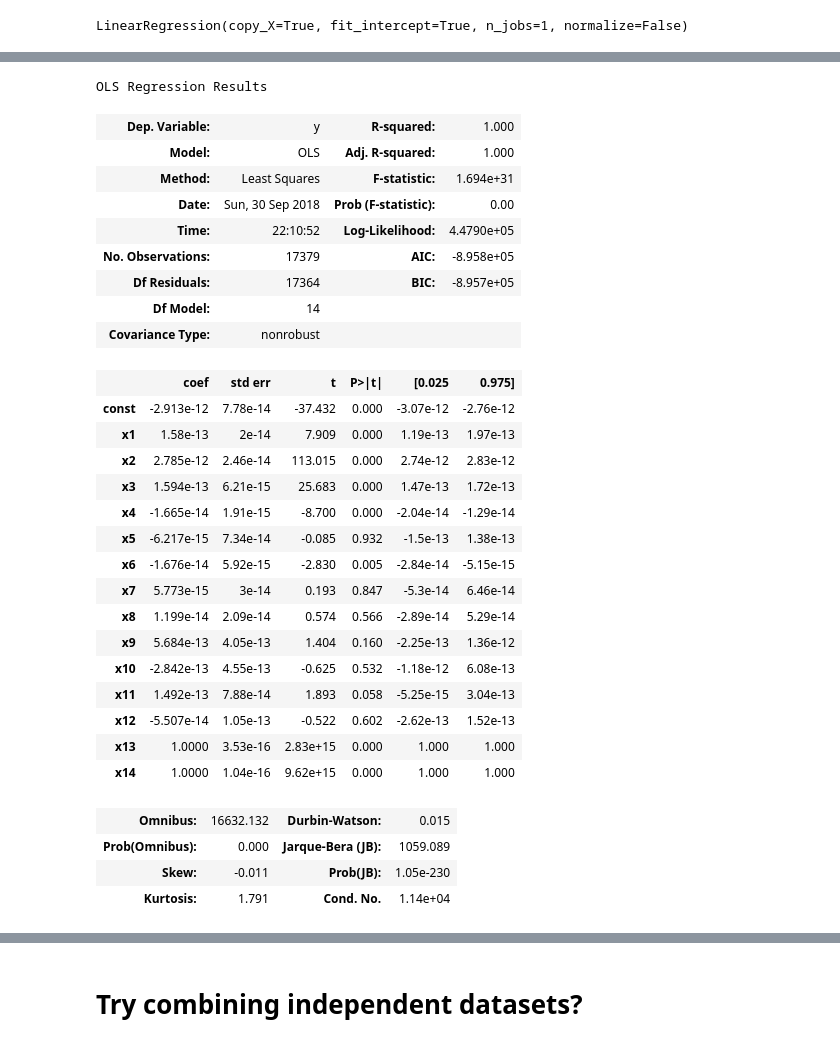
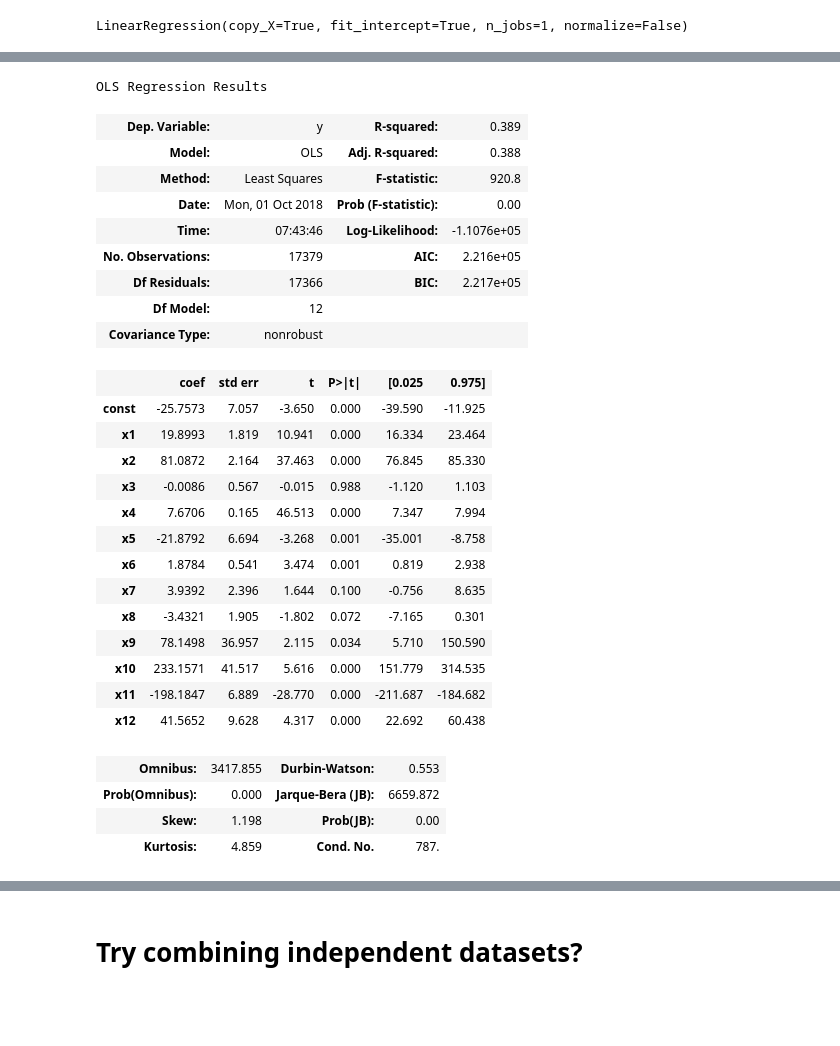
Before and after one commit to mUtterberg/kaggle-projects, a Jupyter notebook: Regressions/BikeShare.ipynb, the cells around one changed output, grey strips where cells are left out. Cells and saved outputs as stored; diff of their text form; code cells hidden in the pictures; blank space fills up the shorter version.

Commit message:
Adjust indices on Bike Share analysis project.

```diff
--- a/Regressions/BikeShare.ipynb
+++ b/Regressions/BikeShare.ipynb
@@ -109,9 +126,9 @@ display(hourly)
 # %% [markdown]
 # Building initial Multiple Linear Regressions
 # %%
-X_day = daily.iloc[:, 2:-1].values
+X_day = daily.iloc[:, 2:-3].values
 y_day = daily.iloc[:, 15].values
-X_hour = hourly.iloc[:, 2:-1].values
+X_hour = hourly.iloc[:, 2:-3].values
 y_hour = hourly.iloc[:, 16].values
 # %%
 X_day_train, X_day_test, y_day_train, y_day_test = train_test_split(X_day, y_day, test_size=0.25)
@@ -285,42 +257,40 @@ print(y_hour_test - y_hour_pred)
 # %%
 # Backward elimination on hourly dataset
 X_hour = np.append(arr = np.ones((17379,1)).astype(int), values = X_hour, axis = 1)
-X_opt = X_hour[:, [0, 1, 2, 3, 4, 5, 6, 7, 8, 9, 10, 11, 12, 13, 14]]
+X_opt = X_hour[:, [0, 1, 2, 3, 4, 5, 6, 7, 8, 9, 10, 11, 12]]
 regressor_OLS = sm.OLS(endog = y_hour, exog = X_opt).fit()
 regressor_OLS.summary()
 # Remove independent variables with P-value > .05:
-#Remove indices 5, 7-12
+#Remove indices 3, 7, & 8
 # %% [output]
 OLS Regression Results
-| Dep. Variable: | y | R-squared: | 1.000 |
-| Model: | OLS | Adj. R-squared: | 1.000 |
-| Method: | Least Squares | F-statistic: | 1.694e+31 |
-| Date: | Sun, 30 Sep 2018 | Prob (F-statistic): | 0.00 |
-| Time: | 22:10:52 | Log-Likelihood: | 4.4790e+05 |
-| No. Observations: | 17379 | AIC: | -8.958e+05 |
-| Df Residuals: | 17364 | BIC: | -8.957e+05 |
-| Df Model: | 14 |  |  |
+| Dep. Variable: | y | R-squared: | 0.389 |
+| Model: | OLS | Adj. R-squared: | 0.388 |
+| Method: | Least Squares | F-statistic: | 920.8 |
+| Date: | Mon, 01 Oct 2018 | Prob (F-statistic): | 0.00 |
+| Time: | 07:43:46 | Log-Likelihood: | -1.1076e+05 |
+| No. Observations: | 17379 | AIC: | 2.216e+05 |
+| Df Residuals: | 17366 | BIC: | 2.217e+05 |
+| Df Model: | 12 |  |  |
 | Covariance Type: | nonrobust |  |  |
 |  | coef | std err | t | P>|t| | [0.025 | 0.975] |
-| const | -2.913e-12 | 7.78e-14 | -37.432 | 0.000 | -3.07e-12 | -2.76e-12 |
-| x1 | 1.58e-13 | 2e-14 | 7.909 | 0.000 | 1.19e-13 | 1.97e-13 |
-| x2 | 2.785e-12 | 2.46e-14 | 113.015 | 0.000 | 2.74e-12 | 2.83e-12 |
-| x3 | 1.594e-13 | 6.21e-15 | 25.683 | 0.000 | 1.47e-13 | 1.72e-13 |
-| x4 | -1.665e-14 | 1.91e-15 | -8.700 | 0.000 | -2.04e-14 | -1.29e-14 |
-| x5 | -6.217e-15 | 7.34e-14 | -0.085 | 0.932 | -1.5e-13 | 1.38e-13 |
-| x6 | -1.676e-14 | 5.92e-15 | -2.830 | 0.005 | -2.84e-14 | -5.15e-15 |
-| x7 | 5.773e-15 | 3e-14 | 0.193 | 0.847 | -5.3e-14 | 6.46e-14 |
-| x8 | 1.199e-14 | 2.09e-14 | 0.574 | 0.566 | -2.89e-14 | 5.29e-14 |
-| x9 | 5.684e-13 | 4.05e-13 | 1.404 | 0.160 | -2.25e-13 | 1.36e-12 |
-| x10 | -2.842e-13 | 4.55e-13 | -0.625 | 0.532 | -1.18e-12 | 6.08e-13 |
-| x11 | 1.492e-13 | 7.88e-14 | 1.893 | 0.058 | -5.25e-15 | 3.04e-13 |
-| x12 | -5.507e-14 | 1.05e-13 | -0.522 | 0.602 | -2.62e-13 | 1.52e-13 |
-| x13 | 1.0000 | 3.53e-16 | 2.83e+15 | 0.000 | 1.000 | 1.000 |
-| x14 | 1.0000 | 1.04e-16 | 9.62e+15 | 0.000 | 1.000 | 1.000 |
+| const | -25.7573 | 7.057 | -3.650 | 0.000 | -39.590 | -11.925 |
+| x1 | 19.8993 | 1.819 | 10.941 | 0.000 | 16.334 | 23.464 |
+| x2 | 81.0872 | 2.164 | 37.463 | 0.000 | 76.845 | 85.330 |
+| x3 | -0.0086 | 0.567 | -0.015 | 0.988 | -1.120 | 1.103 |
+| x4 | 7.6706 | 0.165 | 46.513 | 0.000 | 7.347 | 7.994 |
+| x5 | -21.8792 | 6.694 | -3.268 | 0.001 | -35.001 | -8.758 |
+| x6 | 1.8784 | 0.541 | 3.474 | 0.001 | 0.819 | 2.938 |
+| x7 | 3.9392 | 2.396 | 1.644 | 0.100 | -0.756 | 8.635 |
+| x8 | -3.4321 | 1.905 | -1.802 | 0.072 | -7.165 | 0.301 |
+| x9 | 78.1498 | 36.957 | 2.115 | 0.034 | 5.710 | 150.590 |
+| x10 | 233.1571 | 41.517 | 5.616 | 0.000 | 151.779 | 314.535 |
+| x11 | -198.1847 | 6.889 | -28.770 | 0.000 | -211.687 | -184.682 |
+| x12 | 41.5652 | 9.628 | 4.317 | 0.000 | 22.692 | 60.438 |
-| Omnibus: | 16632.132 | Durbin-Watson: | 0.015 |
-| Prob(Omnibus): | 0.000 | Jarque-Bera (JB): | 1059.089 |
-| Skew: | -0.011 | Prob(JB): | 1.05e-230 |
-| Kurtosis: | 1.791 | Cond. No. | 1.14e+04 |
+| Omnibus: | 3417.855 | Durbin-Watson: | 0.553 |
+| Prob(Omnibus): | 0.000 | Jarque-Bera (JB): | 6659.872 |
+| Skew: | 1.198 | Prob(JB): | 0.00 |
+| Kurtosis: | 4.859 | Cond. No. | 787. |
 # %%
 # Backward elimination on hourly dataset
 X_hour = np.append(arr = np.ones((17379,1)).astype(int), values = X_hour, axis = 1)
```
Also changed, not shown: parts of 17 cells of this notebook.
